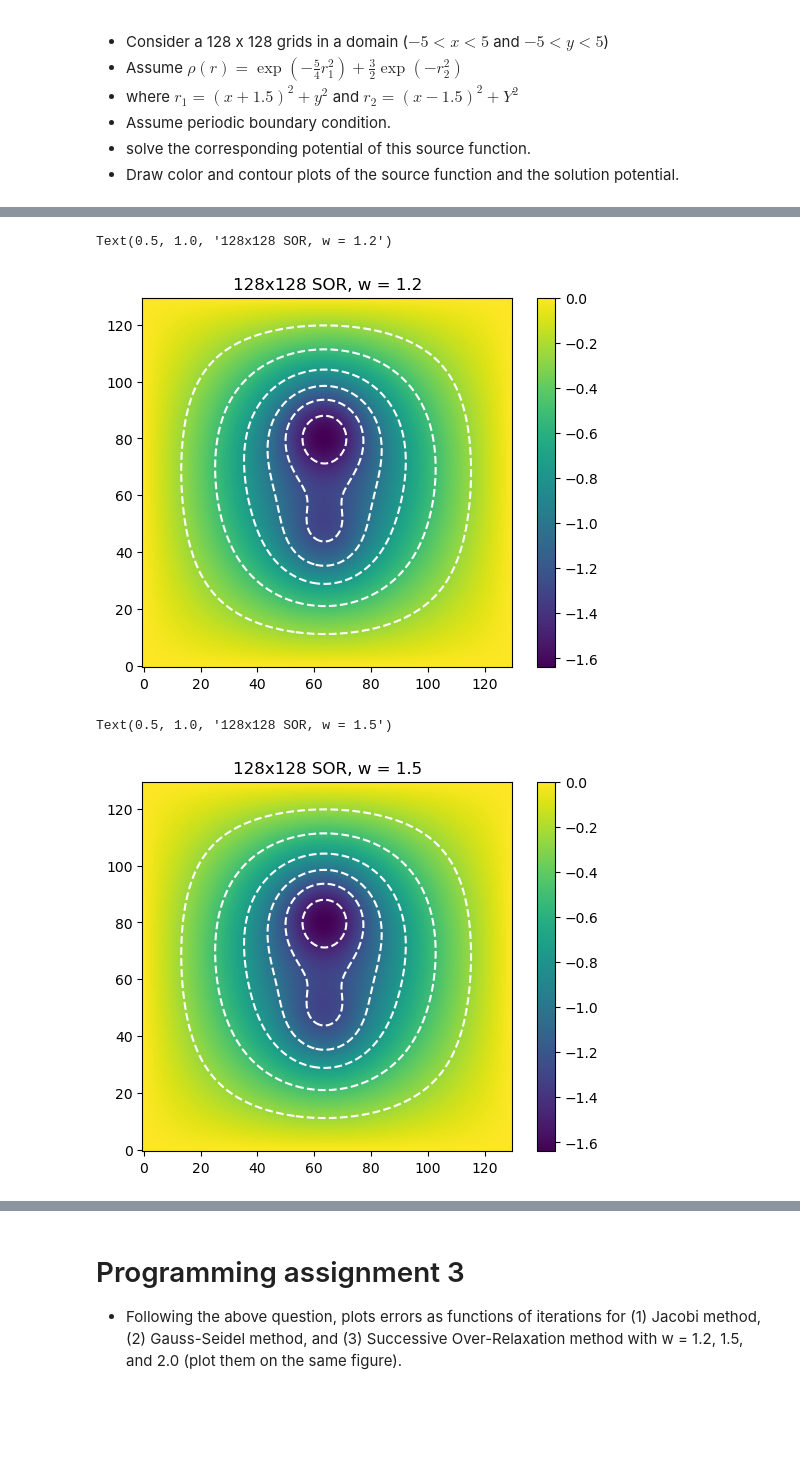
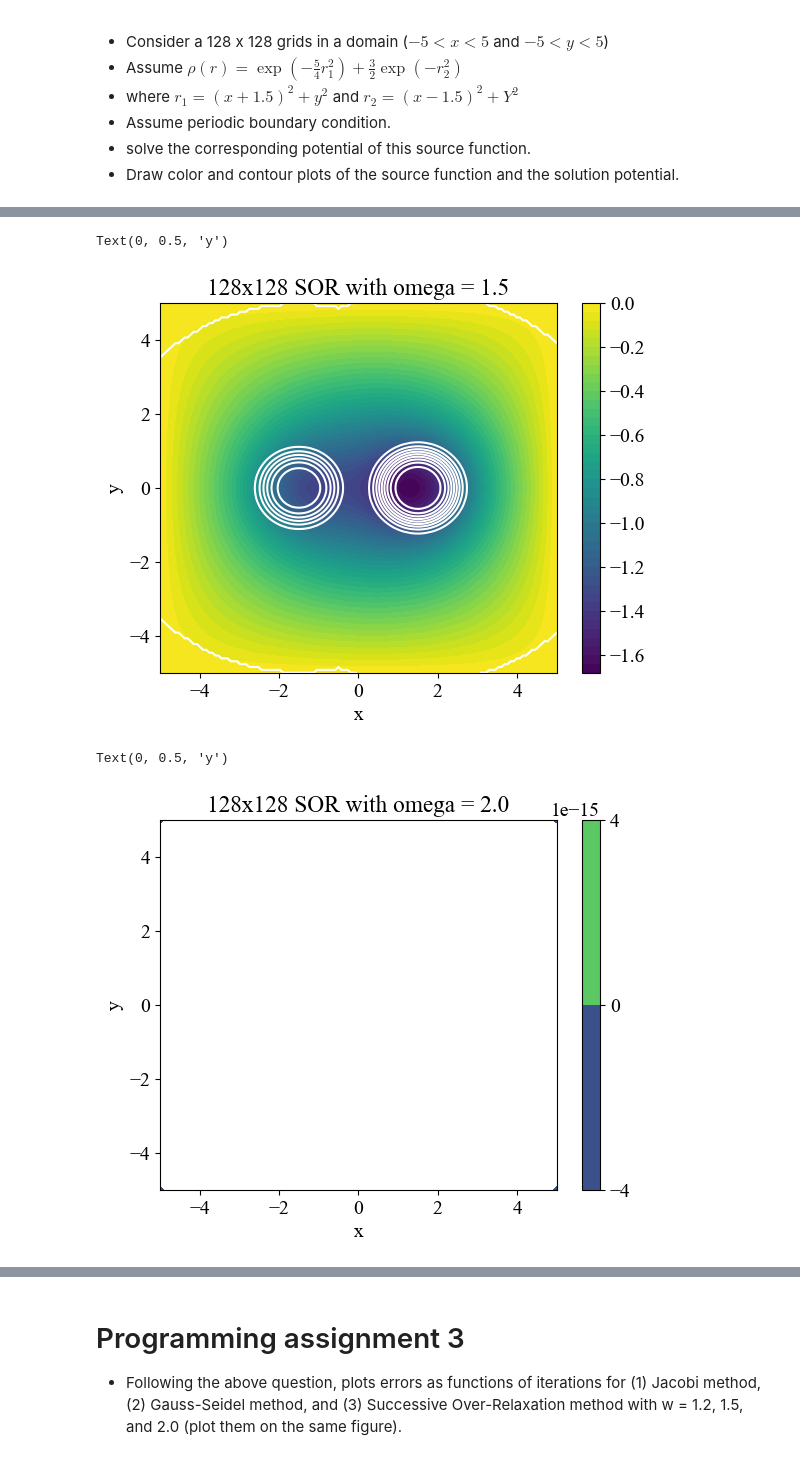
Before and after one commit to ricky4280/computationalPhysics-112, a Jupyter notebook: project3/HW3/HW3-2.ipynb, the cells around one changed output, grey strips where cells are left out. Saved outputs shown, nothing was run; the diff lists cells and outputs as text; code cells hidden in the pictures; blank space fills up the shorter version.

```diff
--- a/project3/HW3/HW3-2.ipynb
+++ b/project3/HW3/HW3-2.ipynb
@@ -131,18 +139,26 @@ nthreads = 8
 set_num_threads(nthreads)
 # %%
 # generate the N*N rho matrix with denisty filed
-def generate_rho(N, xmin=-5, xmax=5, ymin=-5,ymax=5):
-    x = np.linspace(xmin, xmax, N)
-    y = np.linspace(ymin, ymax, N)
+def generate_rho(N, buff=0, xmin=-5, xmax=5, ymin=-5,ymax=5):
+    x = np.linspace(xmin, xmax, N+2*buff)
+    y = np.linspace(ymin, ymax, N+2*buff)
     xx, yy = np.meshgrid(x, y, indexing='ij')
     r1     = (xx+1.5)**2 + yy**2
     r2     = (xx-1.5)**2 + yy**2
     rho    = np.exp(-5/4*(r1**2))+3/2*np.exp(-r2**2)
-    return rho
+    return xx, yy, rho
 # %%
 # visualize the density field
-rho = generate_rho(128)
+xx, yy, rho = generate_rho(128)
+'''
 plt.imshow(rho, origin="lower")
 plt.colorbar()
 plt.contour(rho,colors="w")
+'''
+# plot the density field with contour
+plt.contourf(xx, yy, rho, 20)
+plt.colorbar()
+plt.contour(xx, yy, rho, 10, colors="w")
+plt.xlabel("x")
+plt.ylabel("y")
 # %% [output]
@@ -210,6 +226,7 @@ def jocobi(u, uold, rho, omega, nx, ny, dx, dy):
 
 @njit(parallel=True)
 def gauss_seidel(u, uold, rho, omega, nx, ny, dx, dy):
+    flag = 0
     for j in prange(1, ny-1):
         for i in prange(1, nx-1):
             u[i, j] = 0.25*(u[i-1, j] + uold[i+1, j] + u[i, j-1] + uold[i, j+1] - dx**2*rho[i,j])
@@ -228,7 +245,7 @@ def update_bc(u):
     u[:,-1] = 0.0   # top boundary
     return u
 
-def relax(u, tolerence, rho, maxiter=10, method = 'jocobi', omega=1.0):
+def relax(u, tolerence, rho, maxiter=100000, method = 'jocobi', omega=1.0):
 
     if method == 'jocobi':
         iter_func = jocobi
@@ -291,23 +334,27 @@ u128_s_w12, err128_s_w12, iter128_s_w12 = relax(u, tolerence=1e-6, rho=rho, maxi
 # %%
-# Visualize the solution of 128x128 SOR with omega = 1.2
-plt.imshow(u128_s_w12, origin='lower')
+# Visualize the solution of 128x128 SOR with omega = 1.5
+plt.contourf(xx, yy, u128_s_w15, 50)
 plt.colorbar()
-plt.contour(u128_s_w12, colors='w')
-plt.title('128x128 SOR, w = 1.2')
+plt.contour(xx, yy, rho, 10, colors="w")
+plt.title('128x128 SOR with omega = 1.5')
+plt.xlabel("x")
+plt.ylabel("y")
 # %% [output]
-Text(0.5, 1.0, '128x128 SOR, w = 1.2')
+Text(0, 0.5, 'y')
-[figure, old version]
+[figure, new version]
 # %%
-# 128 SOR with omega = 1.5
+# 128 SOR with omega = 2.0
 u, x, y, dx, dy = generate_mesh(128,128, 1, xmin=-5, xmax=5, ymin=-5, ymax=5)
-rho = generate_rho(128)
-u128_s_w15, err128_s_w15, iter128_s_w15 = relax(u, tolerence=1e-6, rho=rho, maxiter=100000, method='sor', omega=1.5)
+xx, yy, rho = generate_rho(128, buff=1)
+u128_s_w20, err128_s_w20, iter128_s_w20 = relax(u, tolerence=1e-6, rho=rho, maxiter=100000, method='sor', omega=2.0)
 # %%
-# Visualize the solution of 128x128 SOR with omega = 1.5
-plt.imshow(u128_s_w15, origin='lower')
+# Visualize the solution of 128x128 SOR with omega = 2.0
+plt.contourf(xx, yy, u128_s_w20, 50)
 plt.colorbar()
-plt.contour(u128_s_w15, colors='w')
-plt.title('128x128 SOR, w = 1.5')
+plt.contour(xx, yy, rho, 10, colors="w")
+plt.title('128x128 SOR with omega = 2.0')
+plt.xlabel("x")
+plt.ylabel("y")
 # %% [output]
-Text(0.5, 1.0, '128x128 SOR, w = 1.5')
+Text(0, 0.5, 'y')
-[figure, old version]
+[figure, new version]
```
Also changed, not shown: parts of 20 cells of this notebook.
